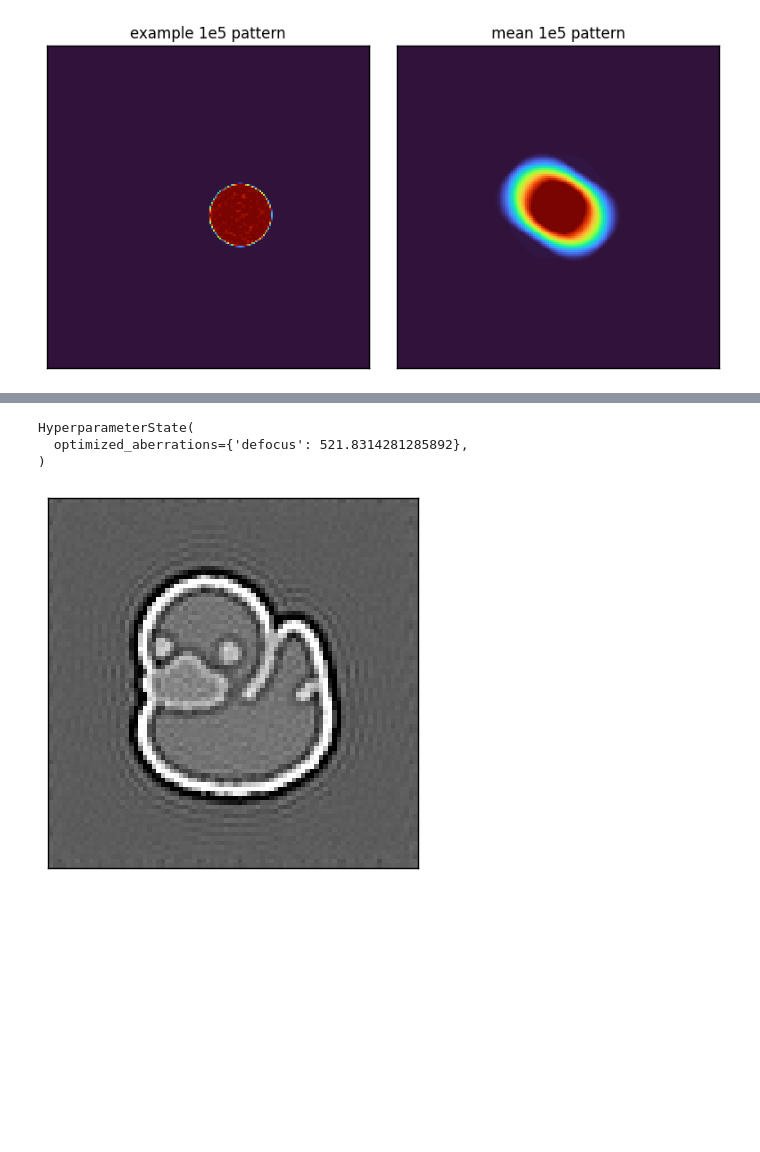
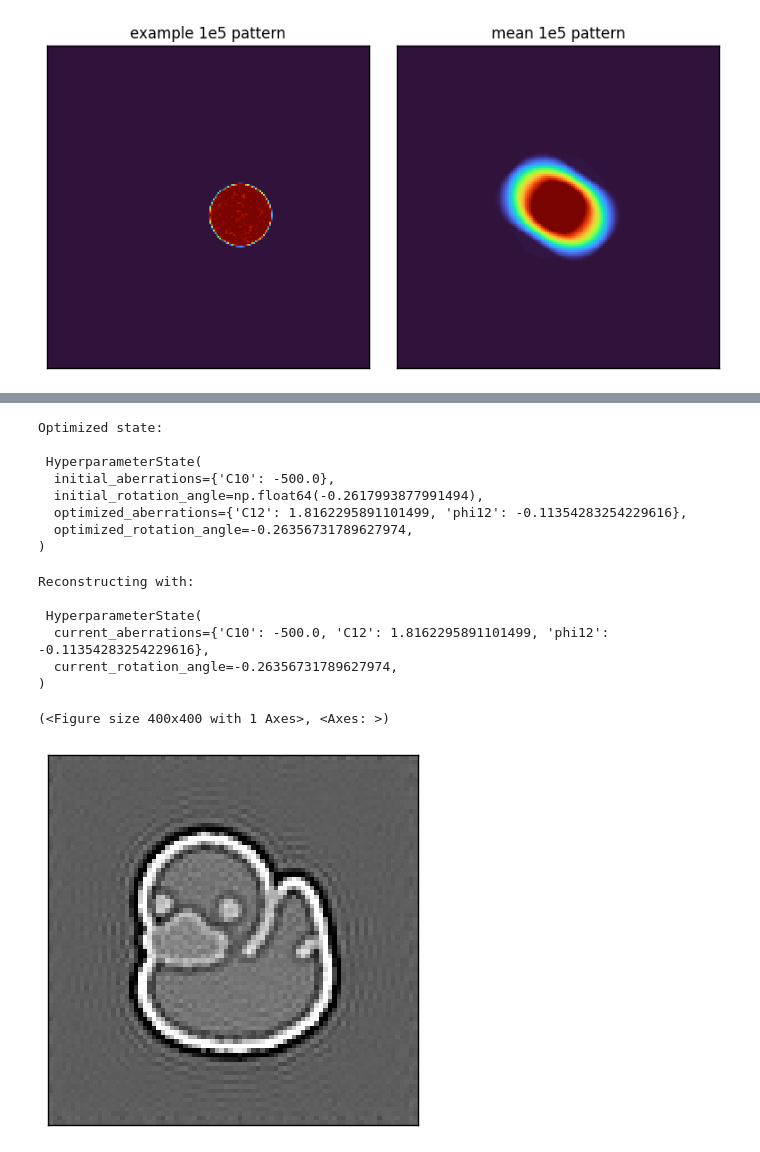
Before and after one commit to electronmicroscopy/quantem-tutorials, a Jupyter notebook: notebooks/ducky_dataset_phase_retrieval.ipynb, the cells around one changed output, grey strips where cells are left out. Saved outputs shown, nothing was run; the diff lists cells and outputs as text; code cells hidden in the pictures; blank space fills up the shorter version.

```diff
--- a/notebooks/ducky_dataset_phase_retrieval.ipynb
+++ b/notebooks/ducky_dataset_phase_retrieval.ipynb
@@ -88,25 +88,38 @@ em.visualization.show_2d(
 # Optimize defocus with optuna
 direct_ptycho = direct_ptycho.optimize_hyperparameters(
     aberration_coefs={
-        "defocus":em.diffractive_imaging.direct_ptychography.OptimizationParameter(
-            0,1000
-        )
+        "C12":em.diffractive_imaging.direct_ptychography.OptimizationParameter(0,100),
+        "phi12":em.diffractive_imaging.direct_ptychography.OptimizationParameter(-np.pi/2,np.pi/2)
     },
+    rotation_angle=em.diffractive_imaging.direct_ptychography.OptimizationParameter(-0.5,0,0),
     n_trials=250,
     deconvolution_kernel='parallax',
 )
-
-em.visualization.show_2d(
-    direct_ptycho.reconstruct_with_hyperparameters(
-        deconvolution_kernel='parallax',
-        upsampling_factor=2,
-    ).obj
-);
 # %% [output]
-HyperparameterState(
-  optimized_aberrations={'defocus': 521.8314281285892},
+Optimized state:
+
+ HyperparameterState(
+  initial_aberrations={'C10': -500.0},
+  initial_rotation_angle=np.float64(-0.2617993877991494),
+  optimized_aberrations={'C12': 1.8162295891101499, 'phi12': -0.11354283254229616},
+  optimized_rotation_angle=-0.26356731789627974,
 )
-[figure, removed]
+# %%
+em.visualization.show_2d(
+    direct_ptycho.reconstruct(
+        deconvolution_kernel='parallax',
+        upsampling_factor=2,
+    ).obj
+)
+# %% [output]
+Reconstructing with:
+
+ HyperparameterState(
+  current_aberrations={'C10': -500.0, 'C12': 1.8162295891101499, 'phi12': -0.11354283254229616},
+  current_rotation_angle=-0.26356731789627974,
+)
+(<Figure size 400x400 with 1 Axes>, <Axes: >)
+[figure, added]
 # %%
 # reference fit from scratch (note the aberration_coeffs = {} and rotation_angle=0.0 arguments overriding init values)
 direct_ptycho.fit_hyperparameters(
```
Also changed, not shown: parts of 4 cells of this notebook, 4 other files.
